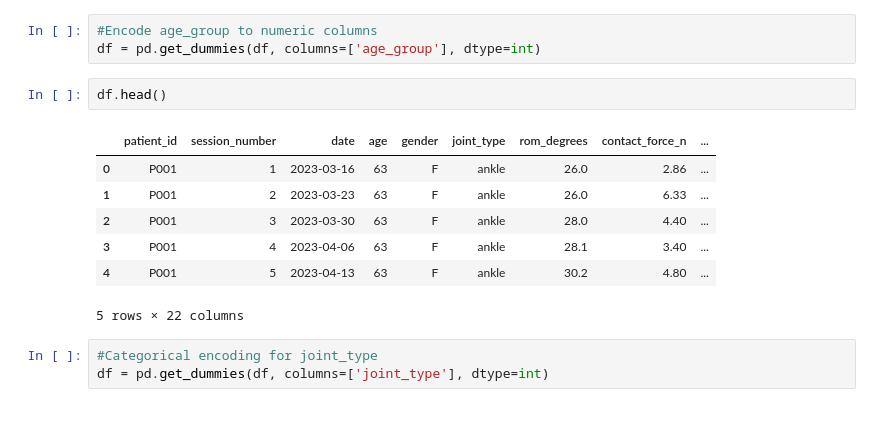
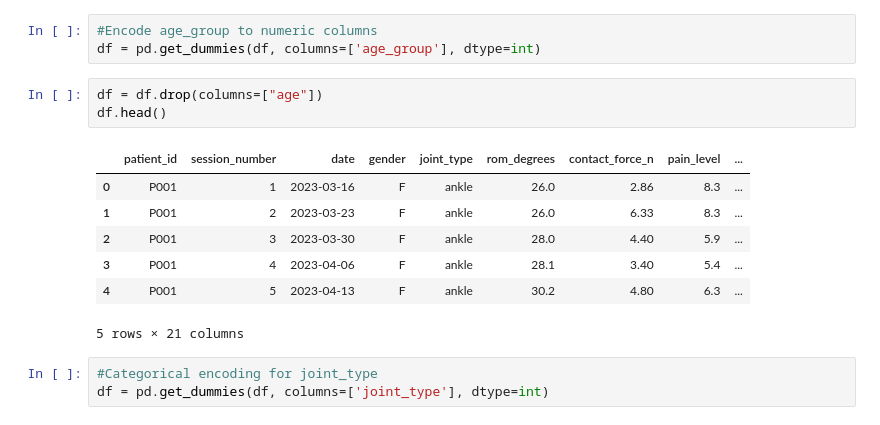
Before and after one commit to pydarl/ROM-Data-Analyser, a Jupyter notebook: notebooks/06_ml_preparation.ipynb, the cells around one changed output. Cells and saved outputs as stored; diff of their text form.

```diff
--- a/notebooks/06_ml_preparation.ipynb
+++ b/notebooks/06_ml_preparation.ipynb
@@ -57,16 +57,17 @@ df["age_group"] = pd.cut(df["age"], bins=[20, 40, 60, float("inf")], labels=["20
 # %%
 #Encode age_group to numeric columns
 df = pd.get_dummies(df, columns=['age_group'], dtype=int)
-# %%
-df.head()
-# %% [output]
-|  | patient_id | session_number | date | age | gender | joint_type | rom_degrees | contact_force_n | ... |
-| 0 | P001 | 1 | 2023-03-16 | 63 | F | ankle | 26.0 | 2.86 | ... |
-| 1 | P001 | 2 | 2023-03-23 | 63 | F | ankle | 26.0 | 6.33 | ... |
-| 2 | P001 | 3 | 2023-03-30 | 63 | F | ankle | 28.0 | 4.40 | ... |
-| 3 | P001 | 4 | 2023-04-06 | 63 | F | ankle | 28.1 | 3.40 | ... |
-| 4 | P001 | 5 | 2023-04-13 | 63 | F | ankle | 30.2 | 4.80 | ... |
-5 rows × 22 columns
+# %%
+df = df.drop(columns=["age"])
+df.head()
+# %% [output]
+|  | patient_id | session_number | date | gender | joint_type | rom_degrees | contact_force_n | pain_level | ... |
+| 0 | P001 | 1 | 2023-03-16 | F | ankle | 26.0 | 2.86 | 8.3 | ... |
+| 1 | P001 | 2 | 2023-03-23 | F | ankle | 26.0 | 6.33 | 8.3 | ... |
+| 2 | P001 | 3 | 2023-03-30 | F | ankle | 28.0 | 4.40 | 5.9 | ... |
+| 3 | P001 | 4 | 2023-04-06 | F | ankle | 28.1 | 3.40 | 5.4 | ... |
+| 4 | P001 | 5 | 2023-04-13 | F | ankle | 30.2 | 4.80 | 6.3 | ... |
+5 rows × 21 columns
 # %%
 #Categorical encoding for joint_type
 df = pd.get_dummies(df, columns=['joint_type'], dtype=int)
```
Also changed, not shown: parts of 13 cells of this notebook, 2 other files.
